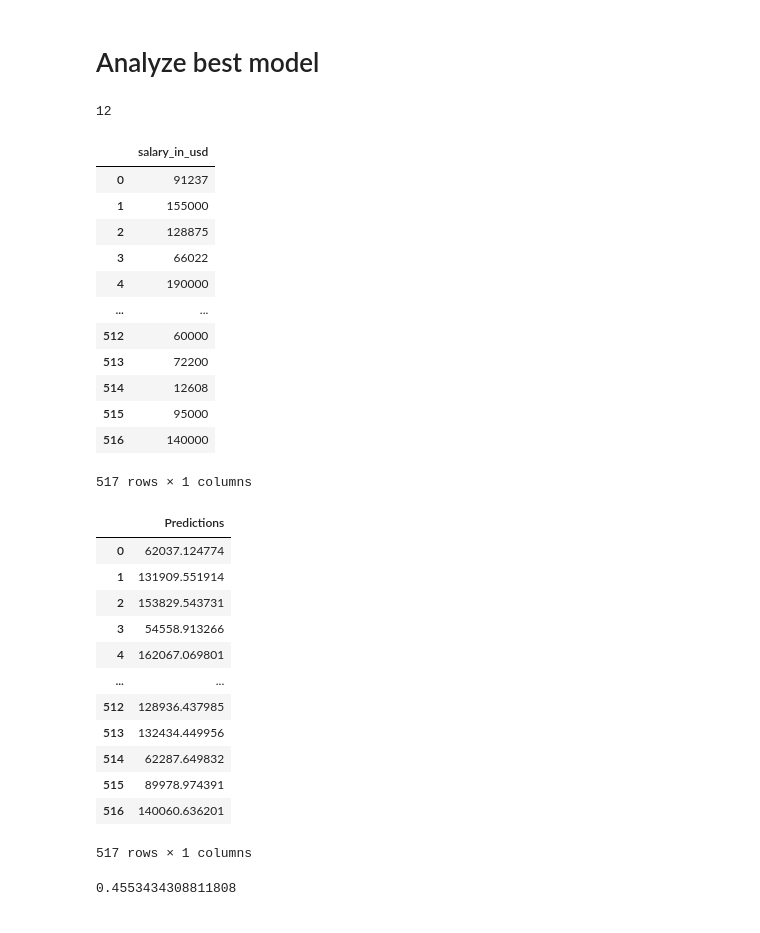
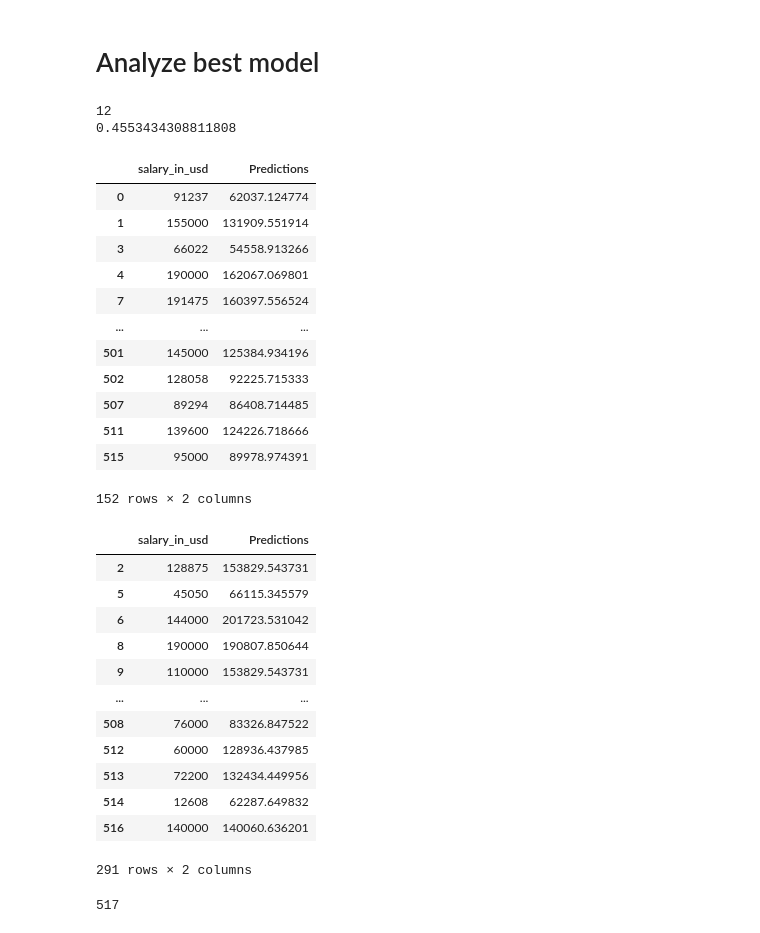
Before and after one commit to ueaul/data-mining-projekt, a Jupyter notebook: Notebooks/AllModels_strat.ipynb, the cells around one changed output. Cells and saved outputs as stored; diff of their text form; code cells hidden in the pictures.

```diff
--- a/Notebooks/AllModels_strat.ipynb
+++ b/Notebooks/AllModels_strat.ipynb
@@ -659,63 +679,64 @@ MSE:  2484084163.0265393
 # %%
 from scipy.sparse import hstack
 import matplotlib.pyplot as plt
 
 
 print(len(df_target_train[df_target_train["salary_in_usd"] > 350000]))
 
 pred_df = pd.DataFrame(columns=["Predictions"], data=predictions_best)
 
 df_target_blabla = df_target_test
 pred_blabla = pred_df
-display(df_target_blabla)
-display(pred_blabla)
 print(r2_score(df_target_blabla, pred_blabla))
 
 compare_results = pd.concat([df_target_blabla, pred_blabla], axis=1)
 compare_results2 = pd.concat([df_target_test, pred_df], axis=1)
 x = np.linspace(0, 400000, 100)
 y_actual = x + np.random.normal(0, 1, 100)  # Simulated actual values
-
+display(compare_results[(compare_results["salary_in_usd"] <= 200000) & (compare_results["salary_in_usd"] > compare_results["Predictions"])])
+display(compare_results[(compare_results["salary_in_usd"] <= 200000) & (compare_results["salary_in_usd"] < compare_results["Predictions"])])
+print(len(compare_results))
 # Plotting the data points
 plt.plot(x, y_actual, label='Actual', color="red")
 plt.scatter(data=compare_results, x="Predictions", y="salary_in_usd")
 # plt.scatter(data=compare_results2, x="Predictions", y="salary_in_usd")
 plt.xlim(0, 450000)
 plt.ylim(0, 450000)
 plt.title("Plot Predictions against Actual values")
 plt.xlabel("Predictions")
 plt.ylabel("Actual values")
 plt.show()
 # Check best model
 # %% [output]
 12
+0.4553434308811808
-|  | salary_in_usd |
-| 0 | 91237 |
-| 1 | 155000 |
-| 2 | 128875 |
-| 3 | 66022 |
-| 4 | 190000 |
-| ... | ... |
-| 512 | 60000 |
-| 513 | 72200 |
-| 514 | 12608 |
-| 515 | 95000 |
-| 516 | 140000 |
+|  | salary_in_usd | Predictions |
+| 0 | 91237 | 62037.124774 |
+| 1 | 155000 | 131909.551914 |
+| 3 | 66022 | 54558.913266 |
+| 4 | 190000 | 162067.069801 |
+| 7 | 191475 | 160397.556524 |
+| ... | ... | ... |
+| 501 | 145000 | 125384.934196 |
+| 502 | 128058 | 92225.715333 |
+| 507 | 89294 | 86408.714485 |
+| 511 | 139600 | 124226.718666 |
+| 515 | 95000 | 89978.974391 |
-517 rows × 1 columns
+152 rows × 2 columns
-|  | Predictions |
-| 0 | 62037.124774 |
-| 1 | 131909.551914 |
-| 2 | 153829.543731 |
-| 3 | 54558.913266 |
-| 4 | 162067.069801 |
-| ... | ... |
-| 512 | 128936.437985 |
-| 513 | 132434.449956 |
-| 514 | 62287.649832 |
-| 515 | 89978.974391 |
-| 516 | 140060.636201 |
+|  | salary_in_usd | Predictions |
+| 2 | 128875 | 153829.543731 |
+| 5 | 45050 | 66115.345579 |
+| 6 | 144000 | 201723.531042 |
+| 8 | 190000 | 190807.850644 |
+| 9 | 110000 | 153829.543731 |
+| ... | ... | ... |
+| 508 | 76000 | 83326.847522 |
+| 512 | 60000 | 128936.437985 |
+| 513 | 72200 | 132434.449956 |
+| 514 | 12608 | 62287.649832 |
+| 516 | 140000 | 140060.636201 |
-517 rows × 1 columns
+291 rows × 2 columns
-0.4553434308811808
+517
 [figure]
 # %%
 from lime import lime_tabular
```
Also changed, not shown: parts of 3 cells of this notebook.
